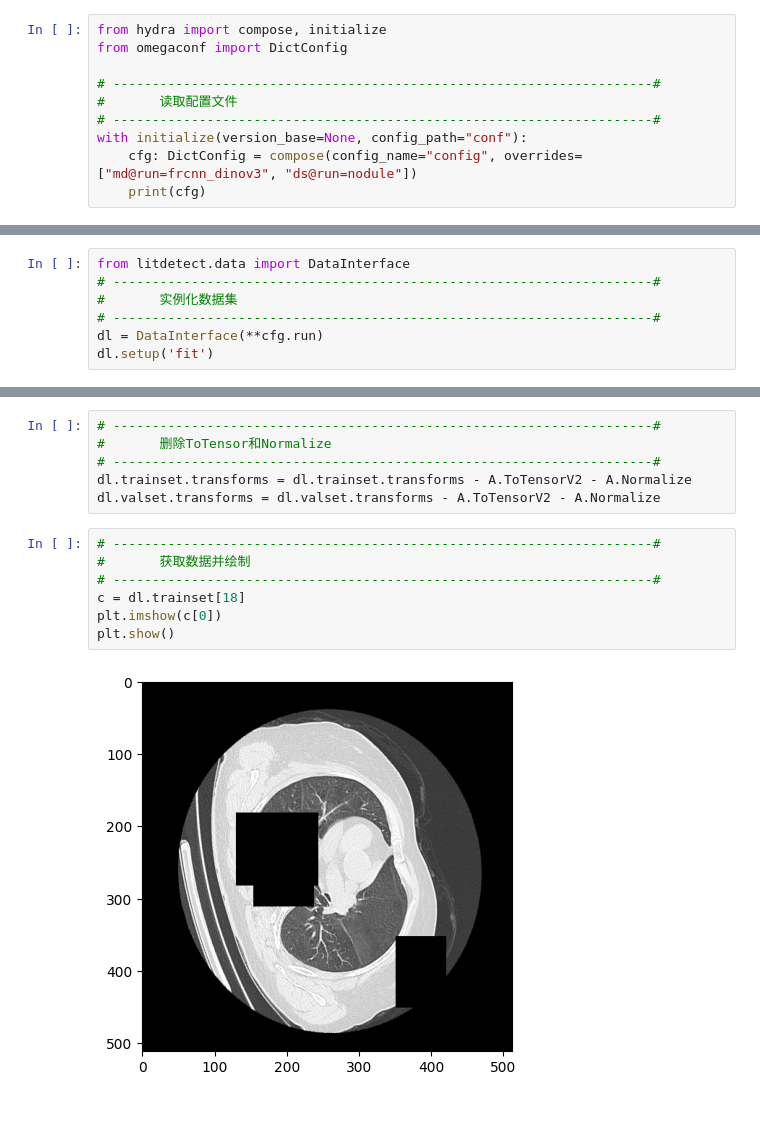
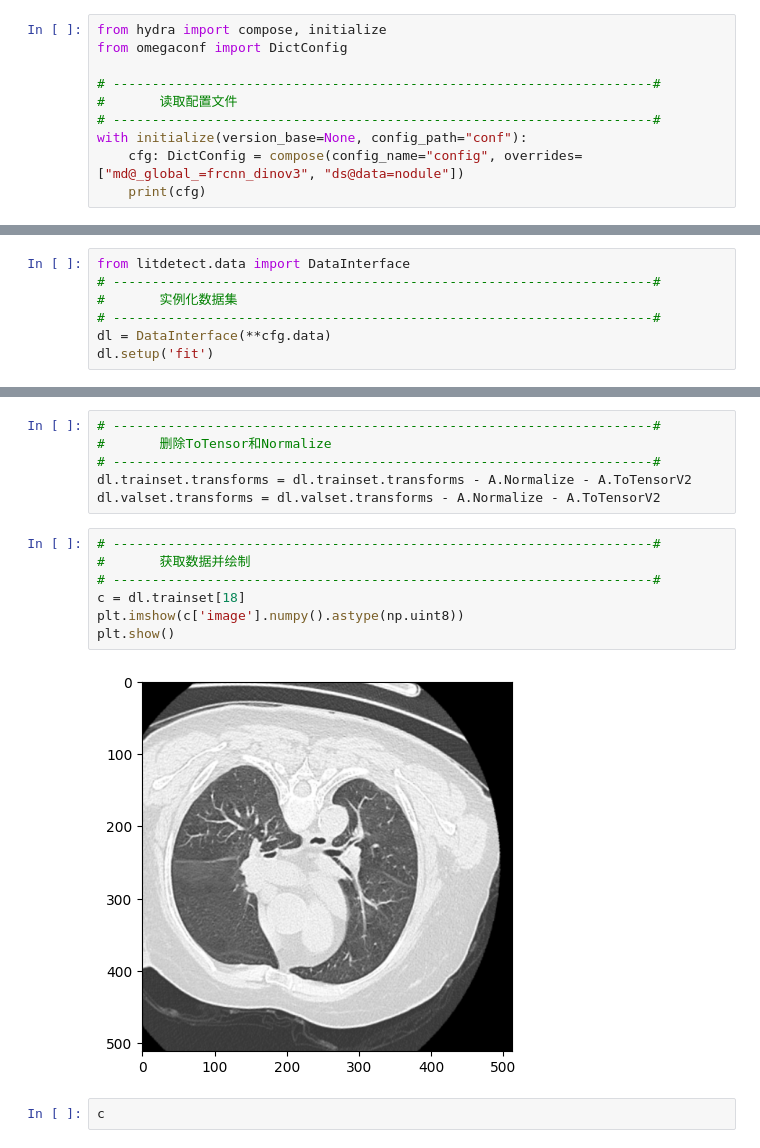
Before and after one commit to AbaK1r/LitDetect, a Jupyter notebook: 数据集可视化.ipynb, the cells around one changed output, grey strips where cells are left out. Drawn from its saved outputs; the diff is of its cells as text; blank space fills up the shorter version.

```diff
--- a/数据集可视化.ipynb
+++ b/数据集可视化.ipynb
@@ -92,6 +93,6 @@ from omegaconf import DictConfig
 #       读取配置文件
 # ---------------------------------------------------------------------#
 with initialize(version_base=None, config_path="conf"):
-    cfg: DictConfig = compose(config_name="config", overrides=["md@run=frcnn_dinov3", "ds@run=nodule"])
+    cfg: DictConfig = compose(config_name="config", overrides=["md@_global_=frcnn_dinov3", "ds@data=nodule"])
     print(cfg)
 # %% [output]
@@ -101,5 +102,5 @@ from litdetect.data import DataInterface
 # ---------------------------------------------------------------------#
 #       实例化数据集
 # ---------------------------------------------------------------------#
-dl = DataInterface(**cfg.run)
+dl = DataInterface(**cfg.data)
 dl.setup('fit')
@@ -107,17 +127,19 @@ dl.setup('fit')
 # ---------------------------------------------------------------------#
 #       删除ToTensor和Normalize
 # ---------------------------------------------------------------------#
-dl.trainset.transforms = dl.trainset.transforms - A.ToTensorV2 - A.Normalize
-dl.valset.transforms = dl.valset.transforms - A.ToTensorV2 - A.Normalize
+dl.trainset.transforms = dl.trainset.transforms - A.Normalize - A.ToTensorV2
+dl.valset.transforms = dl.valset.transforms - A.Normalize - A.ToTensorV2
 # %%
 # ---------------------------------------------------------------------#
 #       获取数据并绘制
 # ---------------------------------------------------------------------#
 c = dl.trainset[18]
-plt.imshow(c[0])
+plt.imshow(c['image'].numpy().astype(np.uint8))
 plt.show()
 # %% [output]
-[figure, old version]
+[figure, new version]
+# %%
+c
 # %%
 visualize_bbox_datasets(dl.trainset, samples=5)
 # %% [output]
```
Also changed, not shown: parts of 5 cells of this notebook, 1 other file.
